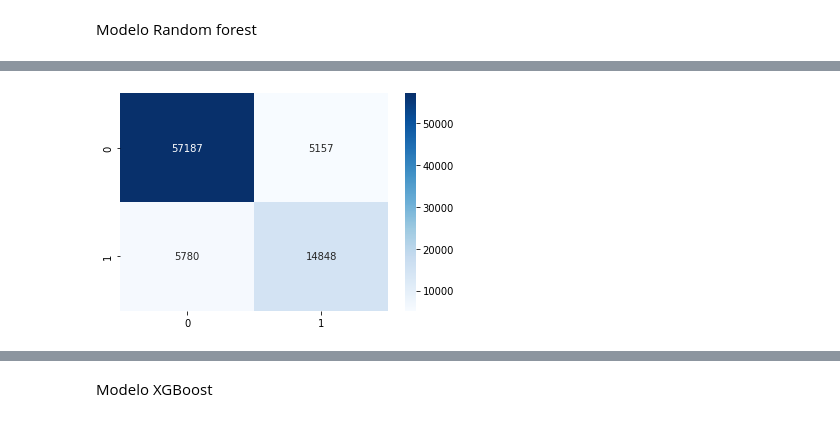
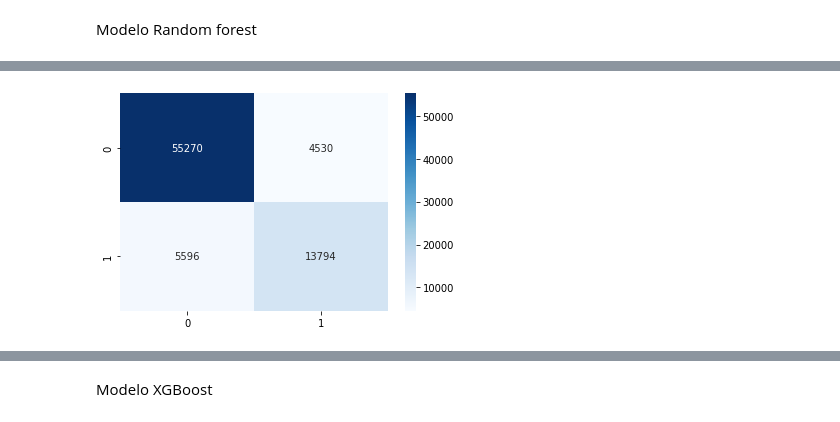
Before and after one commit to BraianV/Org-Datos-Grupo-19, a Jupyter notebook: notebooks/tp3Parte2.2Mateo.ipynb, the cells around one changed output, grey strips where cells are left out. Saved outputs shown, nothing was run; the diff lists cells and outputs as text; code cells hidden in the pictures.

```diff
--- a/notebooks/tp3Parte2.2Mateo.ipynb
+++ b/notebooks/tp3Parte2.2Mateo.ipynb
@@ -74,0 +49,16 @@ Este modelo de Random forest tiene una accuracy del: 0.86818%
+# %%
+rf_cv = RandomForestClassifier(random_state=1, n_jobs=-1)
+
+param_grid = { "criterion" : ["gini", "entropy"],
+               "min_samples_leaf" : [1, 5],
+               "max_features":["sqrt", "log2"],
+               "min_samples_split" : [2, 5],
+               "n_estimators": [10,50] }
+
+#Probamos entrenando sólo con 1 métrica
+gs = GridSearchCV(estimator=rf_cv, param_grid=param_grid, scoring="roc_auc", cv=5, n_jobs=-1)
+# %%
+gs_fit = gs.fit(X = x_train, y = y_train)
+best_params_rfc = gs_fit.best_params_
+
+print(best_params_rfc)
@@ -74,0 +69,6 @@ Este modelo de Random forest tiene una accuracy del: 0.86818%
+# %%
+rfc_best_model = RandomForestClassifier(**best_params_rfc)
+# %%
+model_rfc = rfc_best_model.fit(X = x_train,y = y_train)
+y_pred_rfc = model_rfc.predict(x_test)
+df_resultados_rfc=pd.DataFrame(zip(y_test,y_pred_rfc),columns=['test','predicted'])
@@ -84,9 +95,9 @@ df_resultados_rfc.sample(5)
 # %%
-tabla=confusion_matrix(df_resultados_rfc['real'], df_resultados_rfc['predicted'])
+tabla=confusion_matrix(df_resultados_rfc['test'], df_resultados_rfc['predicted'])
 
 grf=sns.heatmap(tabla,cmap='Blues',annot=True,fmt='g')
 plt.show()
 # %% [output]
-[figure, old version]
+[figure, new version]
 # %%
 def results_comparation(df_predict):
```
Also changed, not shown: parts of 38 cells of this notebook, 1 other file.
